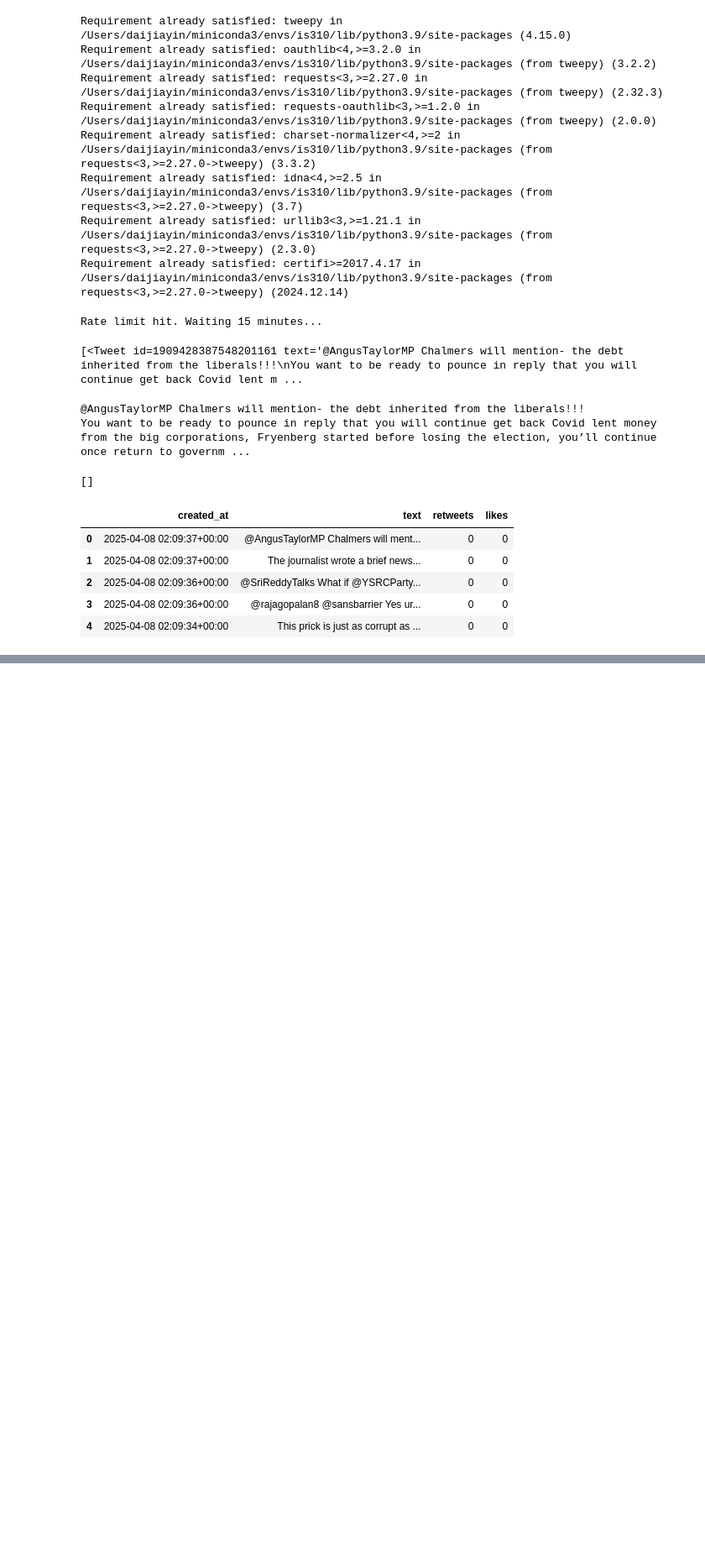
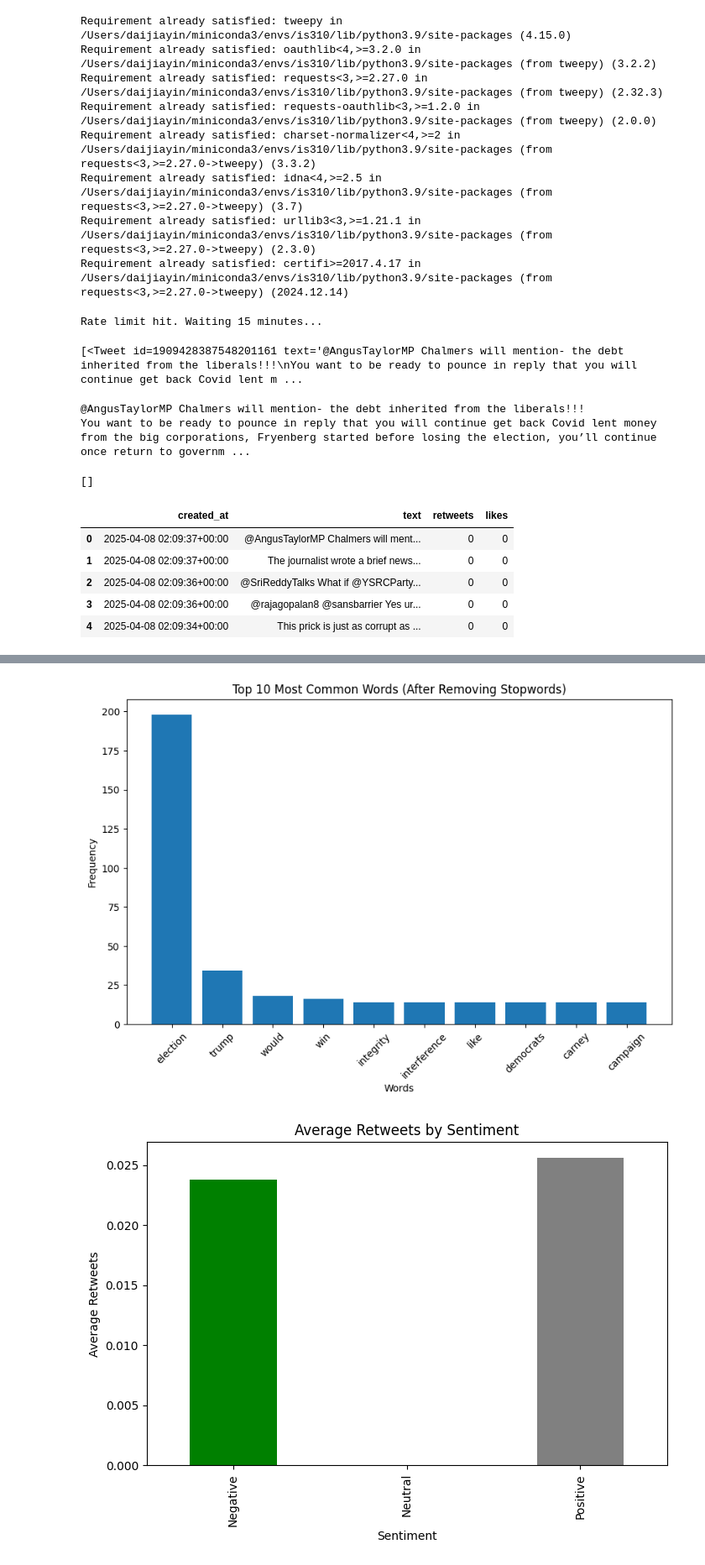
Before and after one commit to Krissstin/IS-310-final-project, a Jupyter notebook: final_project.ipynb, the cells around one changed output, grey strips where cells are left out. Shown: that part at 84% size. Drawn from its saved outputs; the diff is of its cells as text; code cells hidden in the pictures; blank space fills up the shorter version.

```diff
--- a/final_project.ipynb
+++ b/final_project.ipynb
@@ -97,0 +161,45 @@ data.head()
+# %%
+from collections import Counter
+import re
+import nltk
+from nltk.corpus import stopwords
+
+nltk.download('stopwords')
+stop_words = set(stopwords.words('english'))
+
+def clean_text(text):
+    text = re.sub(r'http\S+', '', text)  # remove links
+    text = re.sub(r'@\w+', '', text)     # remove mentions
+    text = re.sub(r'#', '', text)         # remove hashtags symbol
+    text = re.sub(r'[^A-Za-z\s]', '', text)  # remove special characters
+    text = text.lower()
+    words = text.split()
+    words = [word for word in words if word not in stop_words]  # remove stopwords
+    return ' '.join(words)
+
+df['clean_text'] = df['text'].apply(clean_text)
+
+all_words = ' '.join(df['clean_text']).split()
+common_words = Counter(all_words).most_common(10)
+
+words, counts = zip(*common_words)
+plt.figure(figsize=(10,6))
+plt.bar(words, counts)
+plt.xlabel('Words')
+plt.ylabel('Frequency')
+plt.title('Top 10 Most Common Words (After Removing Stopwords)')
+plt.xticks(rotation=45)
+plt.show()
+
+
+
+avg_retweets_per_sentiment = df.groupby('sentiment')['retweets'].mean()
+
+# Plot retweets by sentiment
+plt.figure(figsize=(8,5))
+avg_retweets_per_sentiment.plot(kind='bar', color=['green', 'red', 'gray'])
+plt.ylabel('Average Retweets')
+plt.xlabel('Sentiment')
+plt.title('Average Retweets by Sentiment')
+plt.show()
+# %% [output]
@@ -97,0 +209,2 @@ data.head()
+[figure, added]
+[figure, added]
```
Also changed, not shown: parts of 3 cells of this notebook.
